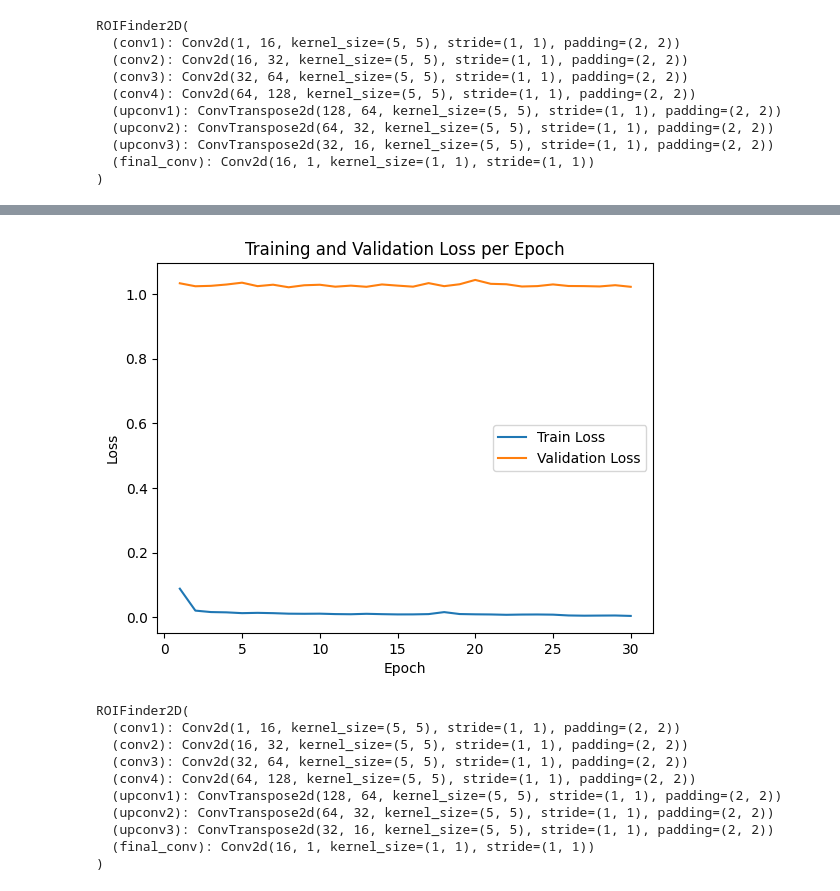
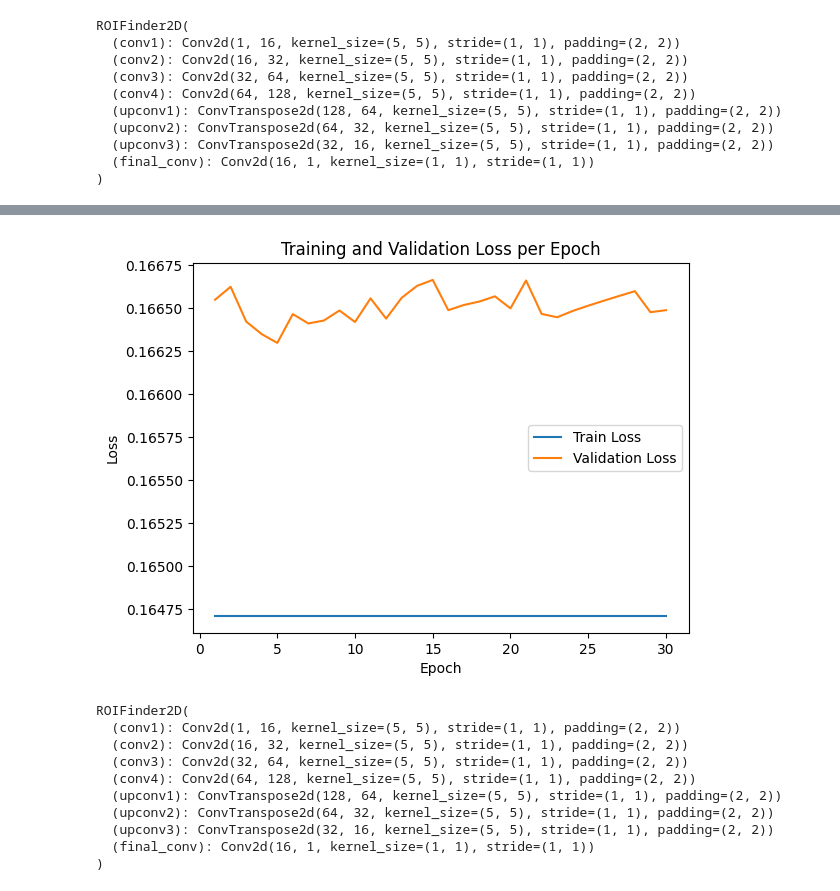
Before and after one commit to mking99456/Ar39-CNN, a Jupyter notebook: Training_Notebook_2DCNN.ipynb, the cells around one changed output, grey strips where cells are left out. Saved outputs shown, nothing was run; the diff lists cells and outputs as text; code cells hidden in the pictures.

```diff
--- a/Training_Notebook_2DCNN.ipynb
+++ b/Training_Notebook_2DCNN.ipynb
@@ -290,7 +303,7 @@ ROIFinder2D(
 # %%
 ## Saving progress:
-save_dir = "/scratch/7DayLifetime/mking/03_25_2025_3/"
-!mkdir /scratch/7DayLifetime/mking/03_25_2025_3/
+save_dir = "/scratch/7DayLifetime/mking/04_04_2025_3/"
+!mkdir /scratch/7DayLifetime/mking/04_04_2025_3/
 # %%
 ## Train the model
 
@@ -304,6 +317,24 @@ y_true = Y ## Ratio across entire dataset
 pos_weight = torch.tensor((y_true == 0).sum() / (y_true == 1).sum(), dtype=torch.float32).to(device)
 print(pos_weight)
 criterion = nn.BCEWithLogitsLoss(pos_weight=pos_weight)
+
+sig_weight_this_test = 50.0
+def MSE_weighted_loss(outputs,batch_Y,sig_weight = 100.0):
+    # Create masks for background and signal
+    bkg_mask = (batch_Y == 0).float()  # 1 for background, 0 for signal
+    sig_mask = (batch_Y == 1).float()  # 1 for signal, 0 for background
+
+    # Define weight factors (adjust `sig_weight` as needed)
+    bkg_weight = 1.0  # Background weight remains 1
+
+    # Compute weighted losses
+    loss_bkg = (bkg_weight * bkg_mask * (outputs - batch_Y) ** 2).mean()
+    loss_sig = (sig_weight * sig_mask * (outputs - batch_Y) ** 2).mean()
+
+    # Combine losses
+    loss = loss_bkg + loss_sig
+    return loss
+
 
 optimizer = optim.Adam(model.parameters(), lr=lr)
 #optimizer = optim.SGD(model.parameters(),
@@ -326,6 +357,20 @@ if os.path.exists(checkpoint_path + checkpoint_path_extension):
     optimizer.load_state_dict(checkpoint['optimizer_state_dict'])
     start_epoch = checkpoint['epoch']
     print(f"Resuming training from epoch {start_epoch}...")
+
+    #fill train and val losses from csv
+    loss_csv_path = save_dir + "loss_curve.csv"
+    if os.path.exists(loss_csv_path):
+        data = np.loadtxt(loss_csv_path, delimiter=',', skiprows=1)  # Skip header
+        # Ensure it's a 2D array, even if only one row is present
+        if data.ndim == 1:
+            data = data.reshape(1, -1)
+        train_losses = data[:, 1].tolist()
+        val_losses = data[:, 2].tolist()
+    else:
+        train_losses = []
+        val_losses = []
+
 else:
     start_epoch = 0
     print("Starting training from scratch...")
@@ -346,23 +391,7 @@ for epoch in range(start_epoch, num_epochs):
         outputs = model(batch_X)
 
         #loss = criterion(outputs, batch_Y)  # No need to squeeze for 2D output
-
-        # Create masks for background and signal
-        bkg_mask = (batch_Y == 0).float()  # 1 for background, 0 for signal
-        sig_mask = (batch_Y == 1).float()  # 1 for signal, 0 for background
-
-        # Define weight factors (adjust `sig_weight` as needed)
-        sig_weight = 10000.0  # Increase this value to emphasize signal pixels
-        bkg_weight = 1.0  # Background weight remains 1
-
-        # Compute weighted losses
-        loss_bkg = (bkg_weight * bkg_mask * (outputs - batch_Y) ** 2).mean()
-        loss_sig = (sig_weight * sig_mask * (outputs - batch_Y) ** 2).mean()
-
-        # Combine losses
-        loss = loss_bkg + loss_sig
-
-        # print out loss during training
+        loss = MSE_weighted_loss(outputs,batch_Y,sig_weight=sig_weight_this_test)
 
         loss.backward()
         optimizer.step()
@@ -379,11 +408,14 @@ for epoch in range(start_epoch, num_epochs):
         for batch_X, batch_Y in val_loader:
             batch_X, batch_Y = batch_X.to(device), batch_Y.to(device)
             outputs = model(batch_X)
-            loss = criterion(outputs, batch_Y)
+            #loss = criterion(outputs, batch_Y)
+
+            loss = MSE_weighted_loss(outputs,batch_Y,sig_weight=sig_weight_this_test)
+
             val_loss += loss.item()
 
             outputs_binary = (outputs > 0.5).cpu().numpy().astype(np.uint8).flatten()
-            print("Pred ROI 1 Fraction: "+str(np.sum(outputs_binary)/len(outputs_binary)))
+            #print("Pred ROI 1 Fraction: "+str(np.sum(outputs_binary)/len(outputs_binary)))
 
     avg_val_loss = val_loss / len(val_loader)
     val_losses.append(avg_val_loss)
@@ -418,12 +450,14 @@ for epoch in range(start_epoch, num_epochs):
         output.write("Model: "+str(model_index)+'\n')
         output.write("Kernel Size: "+str(kernel_size)+'\n')
         output.write("Activation Function: "+activation+'\n')
-        output.write("Loss: "+"LEE; "+"sig_weight: "+str(sig_weight)+'\n')
+        output.write("Loss: "+"LEE; "+"sig_weight: "+str(sig_weight_this_test)+'\n')
         output.write("Optimizer: "+"Adam"+'\n')
         output.write("Learning Rate: "+str(lr)+'\n')
         output.write("Batch Size: "+str(batch_size)+'\n')
         output.write("Number of training events: "+str(train_size)+'\n')
-        output.write("Minimum validation loss epoch: "+str(min_val_loss_epoch))
+        output.write("Note: Using doped training data"+'\n')
+        output.write("Minimum validation loss epoch: "+str(min_val_loss_epoch)+'\n')
+        output.write("Note: Using events sliced into 10 240 x 212 slices")
 
 # Plot training and validation loss
 fig = plt.figure()
@@ -459,4 +493,4 @@ Checkpoint saved at epoch 30
-[figure, old version]
+[figure, new version]
 # %%
 ## Time to evaluate the performance of the model ##
 # %%
```
Also changed, not shown: parts of 23 cells of this notebook, 3 other files.
